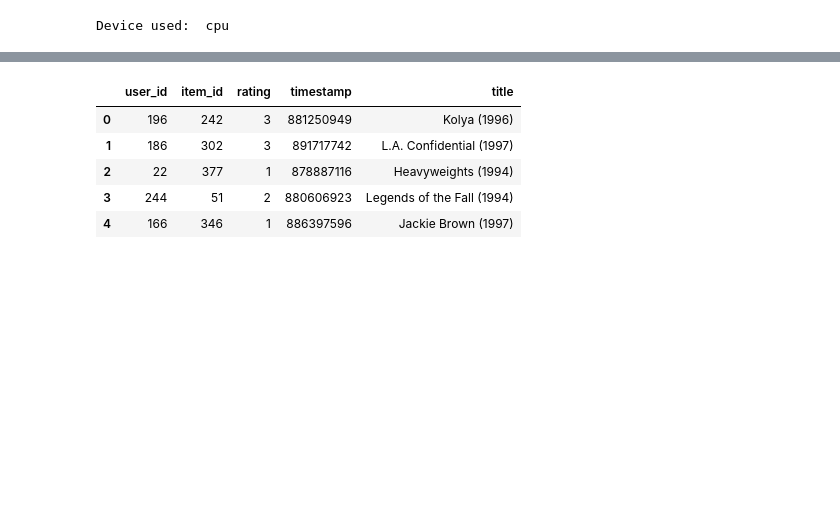
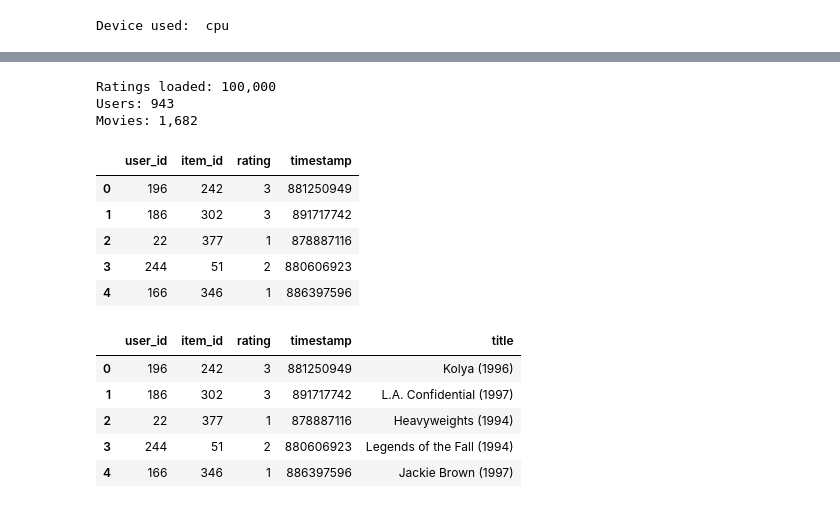
Before and after one commit to MohammedElata/meta-vs-tiktok-als-vs-autorec, a Jupyter notebook: notebooks/meta_vs_tiktok_recommender_comparison.ipynb, the cells around one changed output, grey strips where cells are left out. Cells and saved outputs as stored; diff of their text form; code cells hidden in the pictures; blank space fills up the shorter version.

```diff
--- a/notebooks/meta_vs_tiktok_recommender_comparison.ipynb
+++ b/notebooks/meta_vs_tiktok_recommender_comparison.ipynb
@@ -54,3 +50,51 @@ replace /content/ml-100k/u.genre? [y]es, [n]o, [A]ll, [N]one, [r]ename: y
+# %%
+#importing Movie Lens 100K dataset from Google colab
+from pathlib import Path
+from urllib.request import urlretrieve
+import zipfile
+
+DATA_URL = "https://files.grouplens.org/datasets/movielens/ml-100k.zip"
+ZIP_PATH = Path("/content/ml-100k.zip")
+DATA_DIR = Path("/content/ml-100k")
+
+# Download and extract MovieLens 100K when it is not already available.
+if not DATA_DIR.exists():
+    print("Downloading MovieLens 100K...")
+    urlretrieve(DATA_URL, ZIP_PATH)
+
+    with zipfile.ZipFile(ZIP_PATH, "r") as zip_file:
+        zip_file.extractall("/content")
+
+columns = ["user_id", "item_id", "rating", "timestamp"]
+
+movie_df = pd.read_csv(
+    DATA_DIR / "u.data",
+    sep="\t",
+    names=columns
+)
+
+movie_dataset = pd.read_csv(
+    DATA_DIR / "u.item",
+    sep="|",
+    encoding="latin-1",
+    header=None
+)
+
+print(f"Ratings loaded: {len(movie_df):,}")
+print(f"Users: {movie_df['user_id'].nunique():,}")
+print(f"Movies: {movie_df['item_id'].nunique():,}")
+
+movie_df.head()
+# %% [output]
+Ratings loaded: 100,000
+Users: 943
+Movies: 1,682
+|  | user_id | item_id | rating | timestamp |
+| 0 | 196 | 242 | 3 | 881250949 |
+| 1 | 186 | 302 | 3 | 891717742 |
+| 2 | 22 | 377 | 1 | 878887116 |
+| 3 | 244 | 51 | 2 | 880606923 |
+| 4 | 166 | 346 | 1 | 886397596 |
 # %%
 #Defining the columns and merging the dataset into one dataframe
 columns = ['user_id', 'item_id', 'rating', 'timestamp']
```
Also changed, not shown: parts of 15 cells of this notebook.
